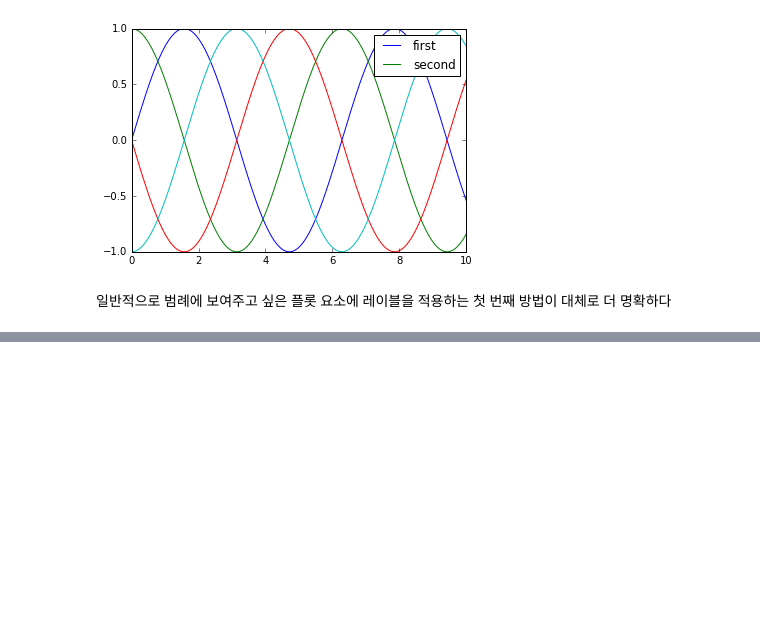
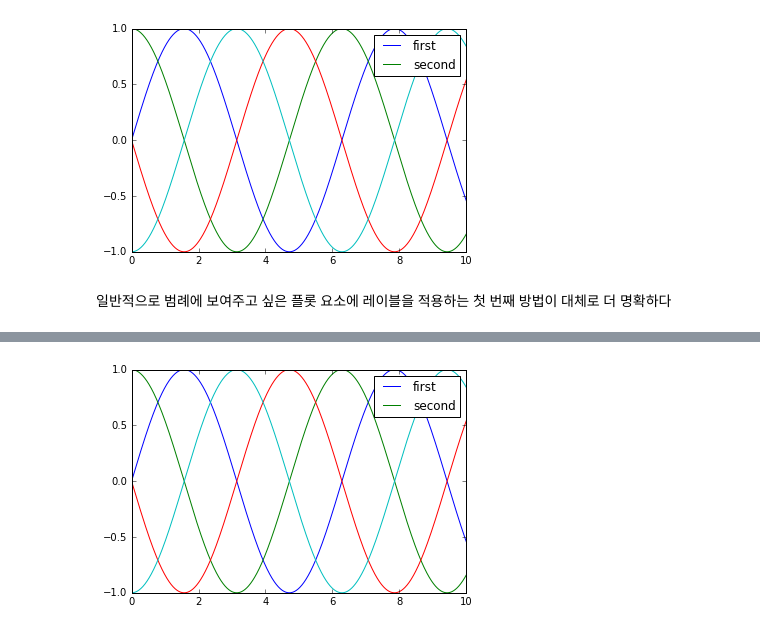
Before and after one commit to Jeong-Daniel/DataScience_Study, a Jupyter notebook: 3. Matplotlib/3.2 Matplotlib[산점도, 밀도, 등고선, 히스토그램, 구간화, 범례].ipynb, the cells around one changed output, grey strips where cells are left out. Drawn from its saved outputs; the diff is of its cells as text; code cells hidden in the pictures; blank space fills up the shorter version.

```diff
--- a/3. Matplotlib/3.2 Matplotlib[산점도, 밀도, 등고선, 히스토그램, 구간화, 범례].ipynb
+++ b/3. Matplotlib/3.2 Matplotlib[산점도, 밀도, 등고선, 히스토그램, 구간화, 범례].ipynb
@@ -339,8 +339,8 @@ plt.legend(lines[:2],['first','second']);
 # %% [markdown]
 일반적으로 범례에 보여주고 싶은 플롯 요소에 레이블을 적용하는 첫 번째 방법이 대체로 더 명확하다
 # %%
-plt.plot(x,[:,0], label='first')
-plt.plot(x,[:,1], label='second')
-plt.plot(x,[:,2:])
+plt.plot(x,y[:,0], label='first')
+plt.plot(x,y[:,1], label='second')
+plt.plot(x,y[:,2:])
 plt.legend(framealpha=1, frameon=True);
 # %% [output]
@@ -347,0 +347 @@ SyntaxError: invalid syntax (Temp/ipykernel_15292/3812857284.py, line 1)
+[figure, added]
```
Also changed, not shown: parts of 28 cells of this notebook, 13 other files.
